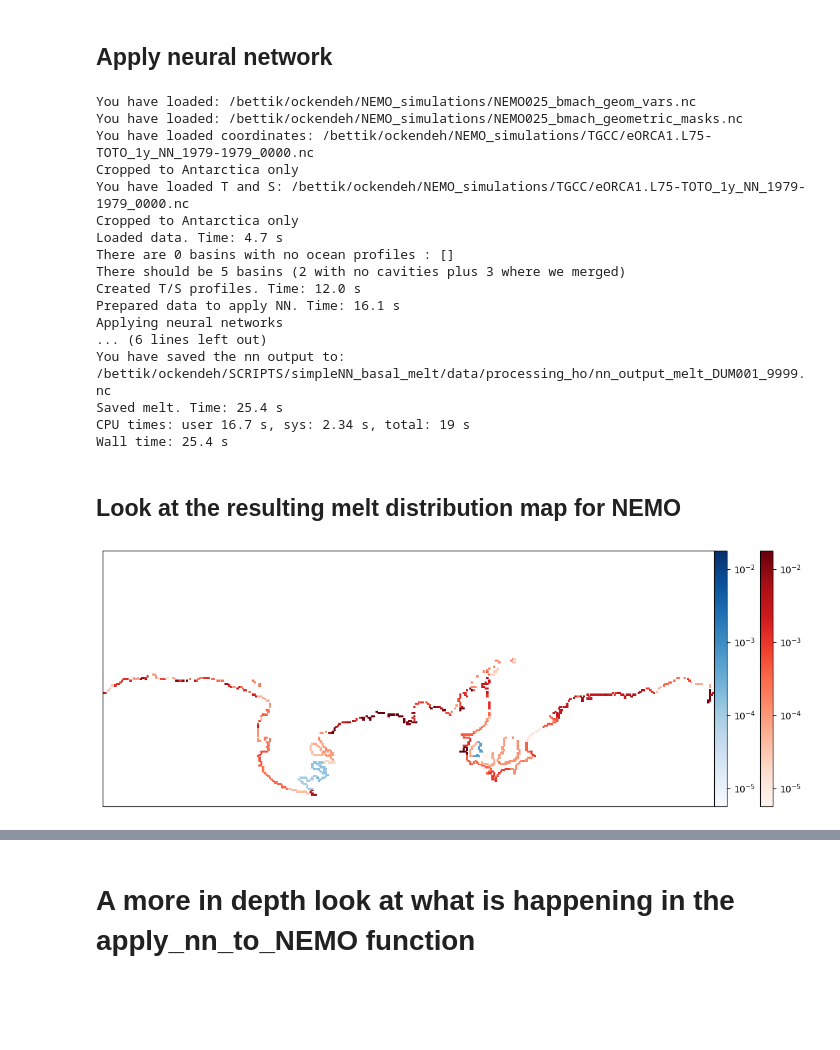
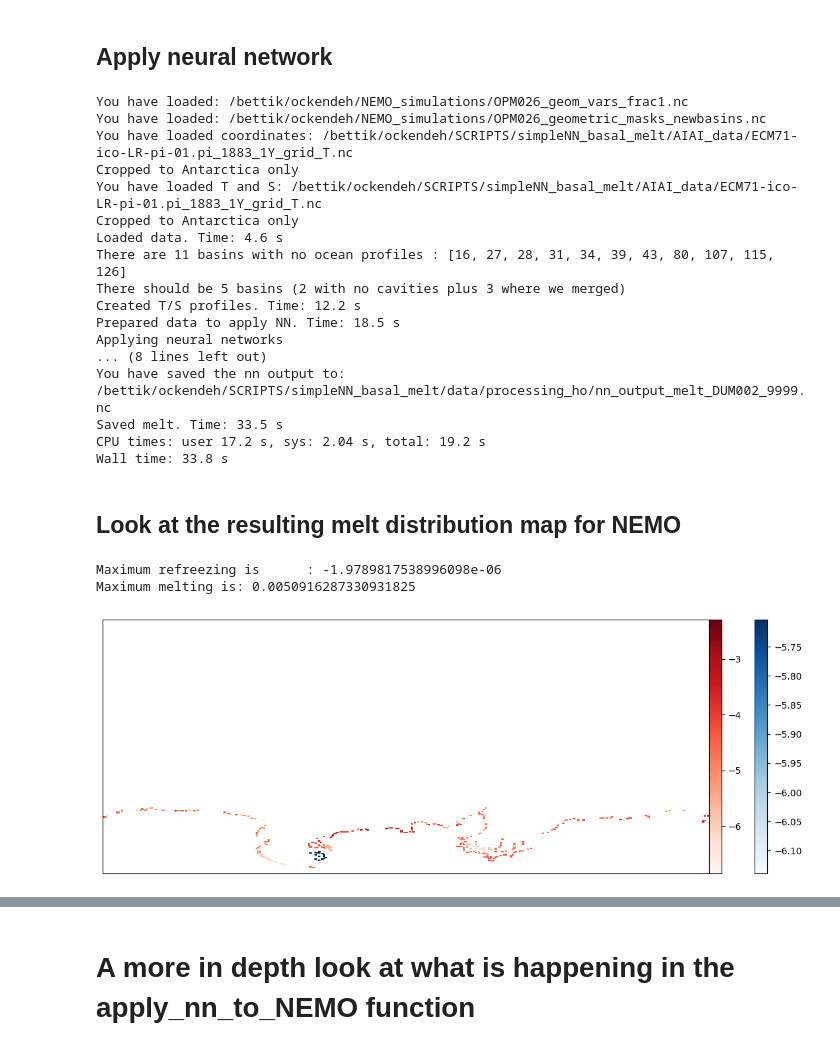
Before and after one commit to hockenden97/simpleNN_basal_melt, a Jupyter notebook: AIAI_scripts_notebooks/NEMO_full_process_function.ipynb, the cells around one changed output, grey strips where cells are left out. Saved outputs shown, nothing was run; the diff lists cells and outputs as text; code cells hidden in the pictures; blank space fills up the shorter version.

```diff
--- a/AIAI_scripts_notebooks/NEMO_full_process_function.ipynb
+++ b/AIAI_scripts_notebooks/NEMO_full_process_function.ipynb
@@ -63,57 +67,64 @@ apply_nn_to_NEMO(filepath_nemo_output,
                      filepath_mask,
                      filepath_geomvars,
                      filepath_eORCA1_bmach_masks,
+                     filepath_domain_CFG,
                      path_model,
                      path_norm_metrics,
                      filepath_nn_output,
                      this_collection,
                      exp_name,
                      join_ice_shelves,
-                     verbose = 0)
+                     verbose = 0,
+                     nemo_version = nemo_version)
 # %% [output]
-You have loaded: /bettik/ockendeh/NEMO_simulations/NEMO025_bmach_geom_vars.nc
-You have loaded: /bettik/ockendeh/NEMO_simulations/NEMO025_bmach_geometric_masks.nc
-You have loaded coordinates: /bettik/ockendeh/NEMO_simulations/TGCC/eORCA1.L75-TOTO_1y_NN_1979-1979_0000.nc
+You have loaded: /bettik/ockendeh/NEMO_simulations/OPM026_geom_vars_frac1.nc
+You have loaded: /bettik/ockendeh/NEMO_simulations/OPM026_geometric_masks_newbasins.nc
+You have loaded coordinates: /bettik/ockendeh/SCRIPTS/simpleNN_basal_melt/AIAI_data/ECM71-ico-LR-pi-01.pi_1883_1Y_grid_T.nc
 Cropped to Antarctica only
-You have loaded T and S: /bettik/ockendeh/NEMO_simulations/TGCC/eORCA1.L75-TOTO_1y_NN_1979-1979_0000.nc
+You have loaded T and S: /bettik/ockendeh/SCRIPTS/simpleNN_basal_melt/AIAI_data/ECM71-ico-LR-pi-01.pi_1883_1Y_grid_T.nc
 Cropped to Antarctica only
-Loaded data. Time: 4.7 s
-There are 0 basins with no ocean profiles : []
+Loaded data. Time: 4.6 s
+There are 11 basins with no ocean profiles : [16, 27, 28, 31, 34, 39, 43, 80, 107, 115, 126]
 There should be 5 basins (2 with no cavities plus 3 where we merged)
-Created T/S profiles. Time: 12.0 s
-Prepared data to apply NN. Time: 16.1 s
+Created T/S profiles. Time: 12.2 s
+Prepared data to apply NN. Time: 18.5 s
 Applying neural networks
-... (6 lines left out)
-You have saved the nn output to: /bettik/ockendeh/SCRIPTS/simpleNN_basal_melt/data/processing_ho/nn_output_melt_DUM001_9999.nc
-Saved melt. Time: 25.4 s
-CPU times: user 16.7 s, sys: 2.34 s, total: 19 s
-Wall time: 25.4 s
+... (8 lines left out)
+You have saved the nn output to: /bettik/ockendeh/SCRIPTS/simpleNN_basal_melt/data/processing_ho/nn_output_melt_DUM002_9999.nc
+Saved melt. Time: 33.5 s
+CPU times: user 17.2 s, sys: 2.04 s, total: 19.2 s
+Wall time: 33.8 s
 # %% [markdown]
 ## Look at the resulting melt distribution map for NEMO
 # %%
 melt = xr.open_dataset(filepath_nn_output)# + 'nn_output_melt' '_' + simulation + '_' + year_of_interest + '.nc')
 melt_all = melt.melt.values
 melt_all[melt_all == 0] = np.nan
 
+print('Maximum refreezing is      :', np.nanmin(melt_all))
+print('Maximum melting is:', np.nanmax(melt_all))
+
 fig, ax = plt.subplots(1,1, figsize = (15,5))
-im = plt.pcolor(np.log10(-melt_all), cmap = 'Reds')
-im.set_clim(-5.25,-1.75)
+im = plt.pcolor(np.log10(-melt_all), cmap = 'Blues')
+#im.set_clim(-5.25,-1.75)
 cbar = plt.colorbar(im, ax= ax, pad = -0.08)
-cbar.set_ticks((-5,-4,-3,-2))
-cbar.set_ticklabels((('10$^{-5}$'), ('10$^{-4}$'), ('10$^{-3}$'), ('10$^{-2}$')))
-im = plt.pcolor(np.log10(melt_all), cmap = 'Blues')
-im.set_clim(-5.25,-1.75)
+#cbar.set_ticks((-5,-4,-3,-2))
+#cbar.set_ticklabels((('10$^{-5}$'), ('10$^{-4}$'), ('10$^{-3}$'), ('10$^{-2}$')))
+im = plt.pcolor(np.log10(melt_all), cmap = 'Reds')
+#im.set_clim(-5.25,-1.75)
 cbar = plt.colorbar(im, ax= ax, pad = 0)
-cbar.set_ticks((-5,-4,-3,-2))
-cbar.set_ticklabels((('10$^{-5}$'), ('10$^{-4}$'), ('10$^{-3}$'), ('10$^{-2}$')))
+#cbar.set_ticks((-5,-4,-3,-2))
+#cbar.set_ticklabels((('10$^{-5}$'), ('10$^{-4}$'), ('10$^{-3}$'), ('10$^{-2}$')))
 
 ax.set_xticks([]);
 ax.set_yticks([]);
 #ax.set_ylim(0,110)
 
 #im.set_clim(-0.1,0)
 fig.savefig('Output melt.jpg', dpi = 200, bbox_inches = 'tight')
 # %% [output]
+Maximum refreezing is      : -1.9789817538996098e-06
+Maximum melting is: 0.0050916287330931825
-[figure, old version]
+[figure, new version]
 # %%
 purple
```
Also changed, not shown: parts of 47 cells of this notebook, 3 other files.
